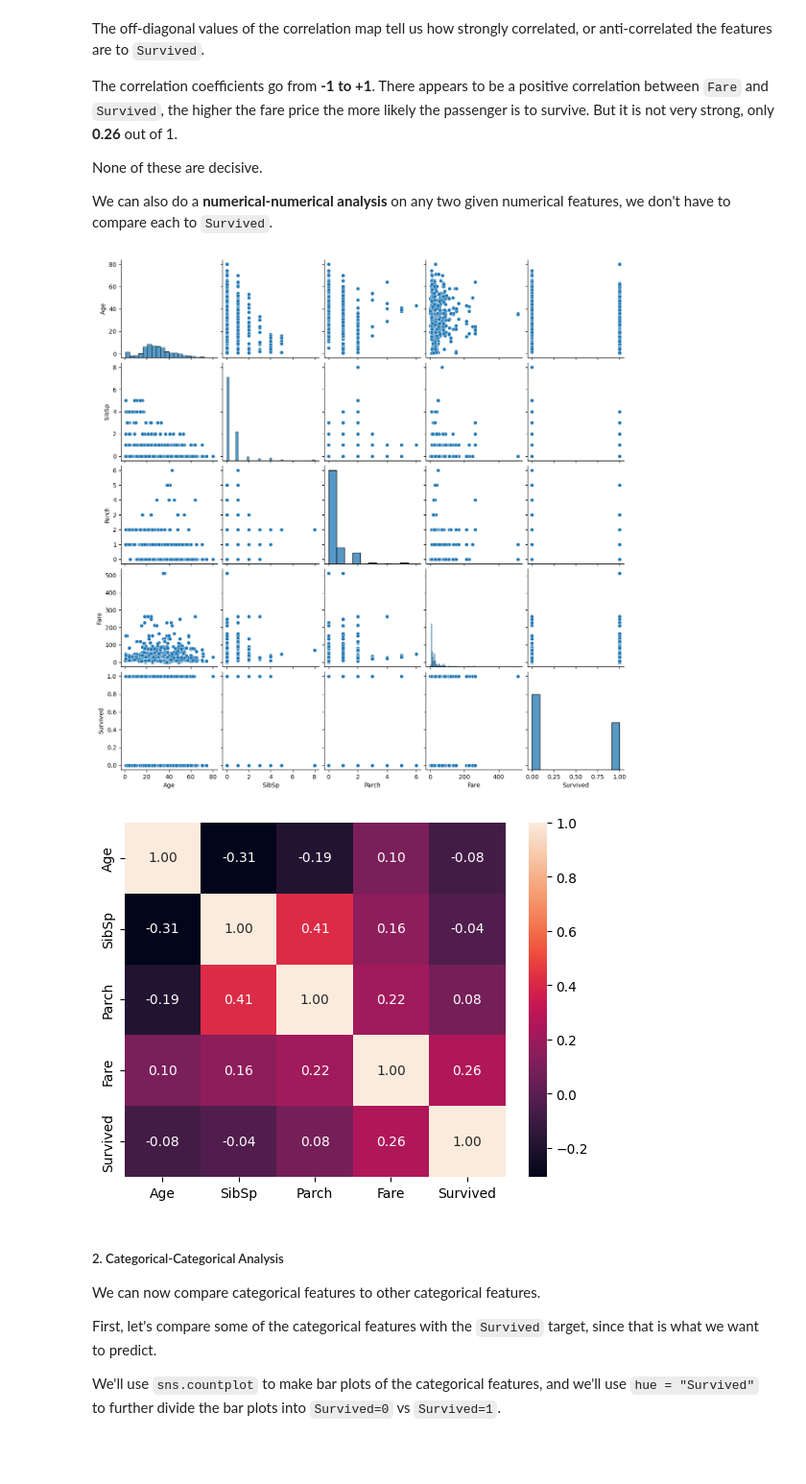
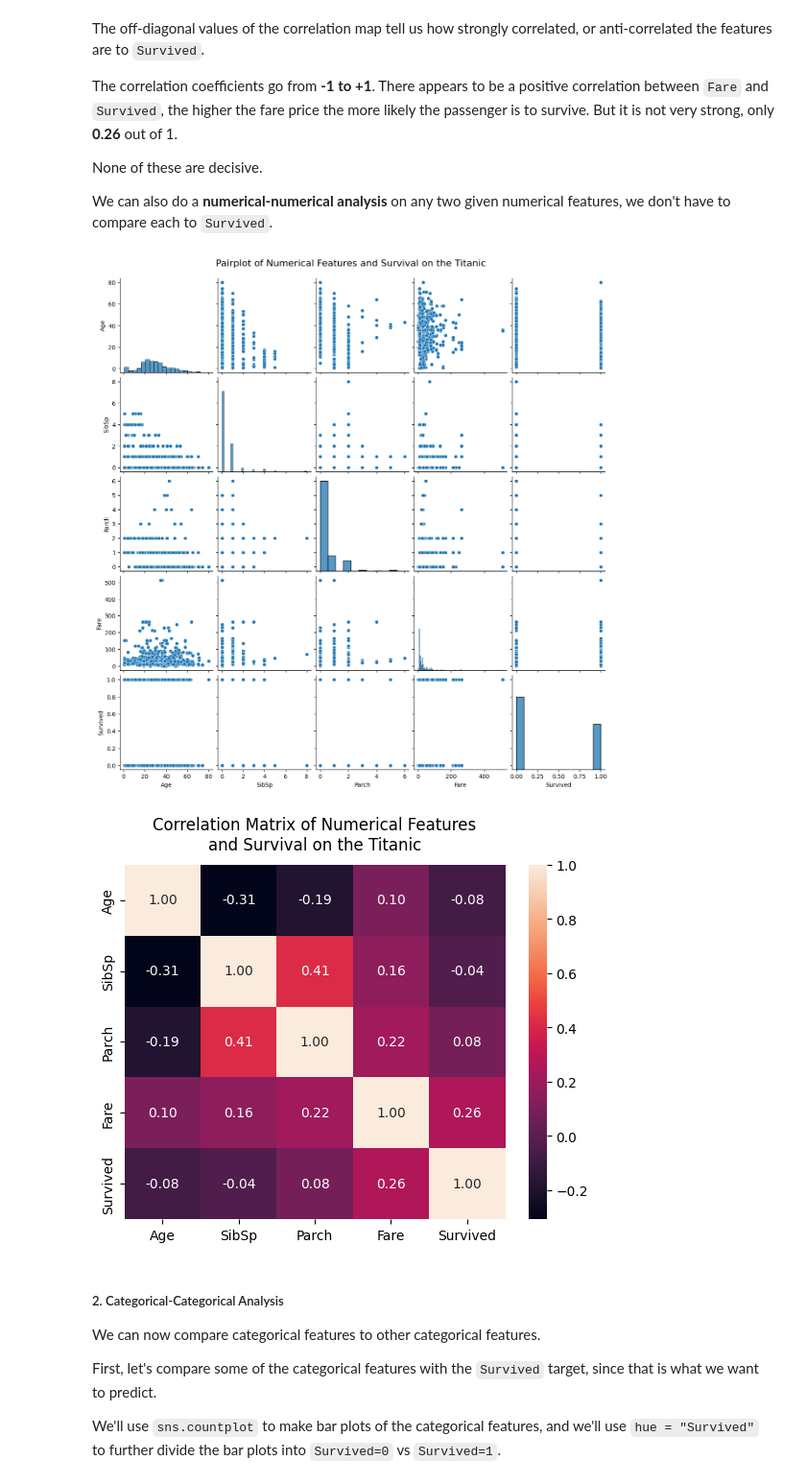
Before and after one commit to themarisolhernandez/ds-review-lessons, a Jupyter notebook: 16-exploratory-data-analysis.ipynb, the cells around one changed output. Shown at 96% size. Saved outputs shown, nothing was run; the diff lists cells and outputs as text; code cells hidden in the pictures; blank space fills up the shorter version.

Commit message:
Added some plot titles

```diff
--- a/16-exploratory-data-analysis.ipynb
+++ b/16-exploratory-data-analysis.ipynb
@@ -693,14 +693,16 @@ We can also do a **numerical-numerical analysis** on any two given numerical fea
 # %%
 # Warning! Pairplots can be slow!
 sns.pairplot(data = df[numerical_features + ['Survived']])
+plt.suptitle("Pairplot of Numerical Features and Survival on the Titanic", y=1.02, fontsize=16)
 plt.show()
 # %% [output]
-[figure, old version]
+[figure, new version]
 # %%
 sns.heatmap(df[numerical_features + ['Survived']].corr(), annot = True, fmt = ".2f")
+plt.title("Correlation Matrix of Numerical Features\nand Survival on the Titanic", y=1.02)
 plt.show()
 # %% [output]
-[figure, old version]
+[figure, new version]
 # %% [markdown]
 ##### 2. Categorical-Categorical Analysis
 We can now compare categorical features to other categorical features.
```
Also changed, not shown: parts of 37 cells of this notebook, 4 other files.
